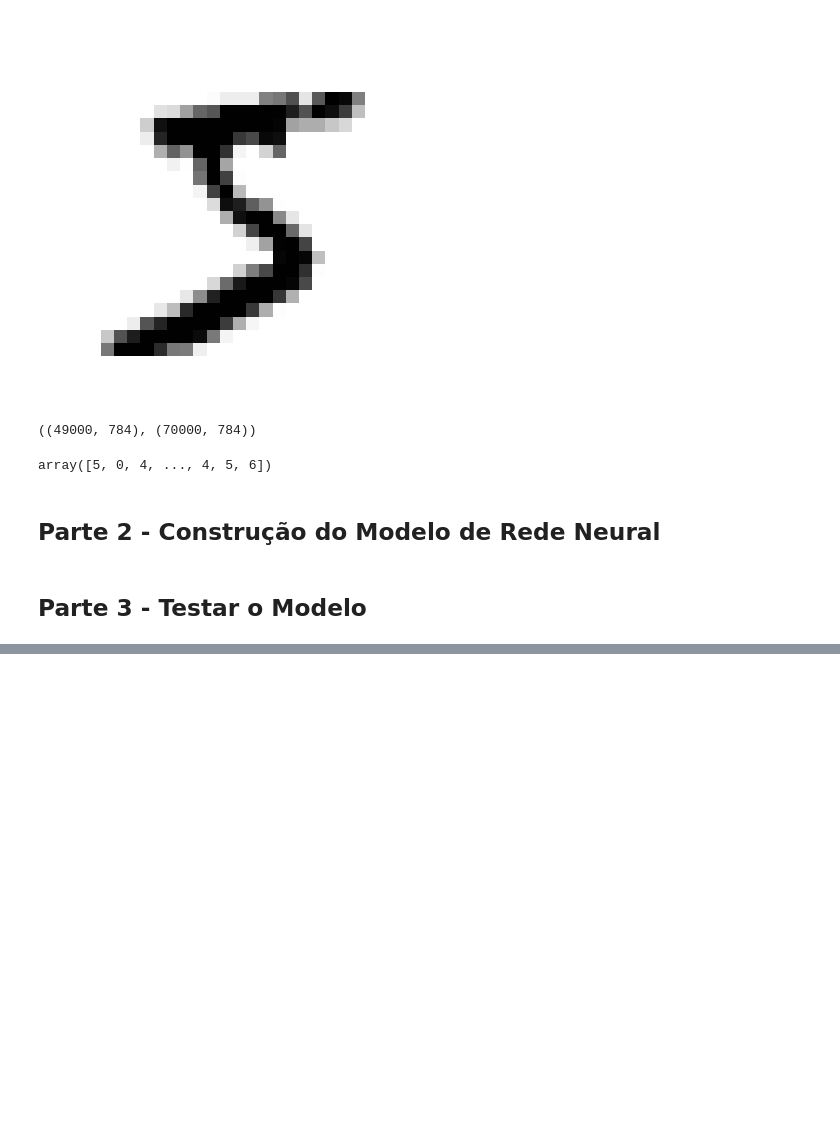
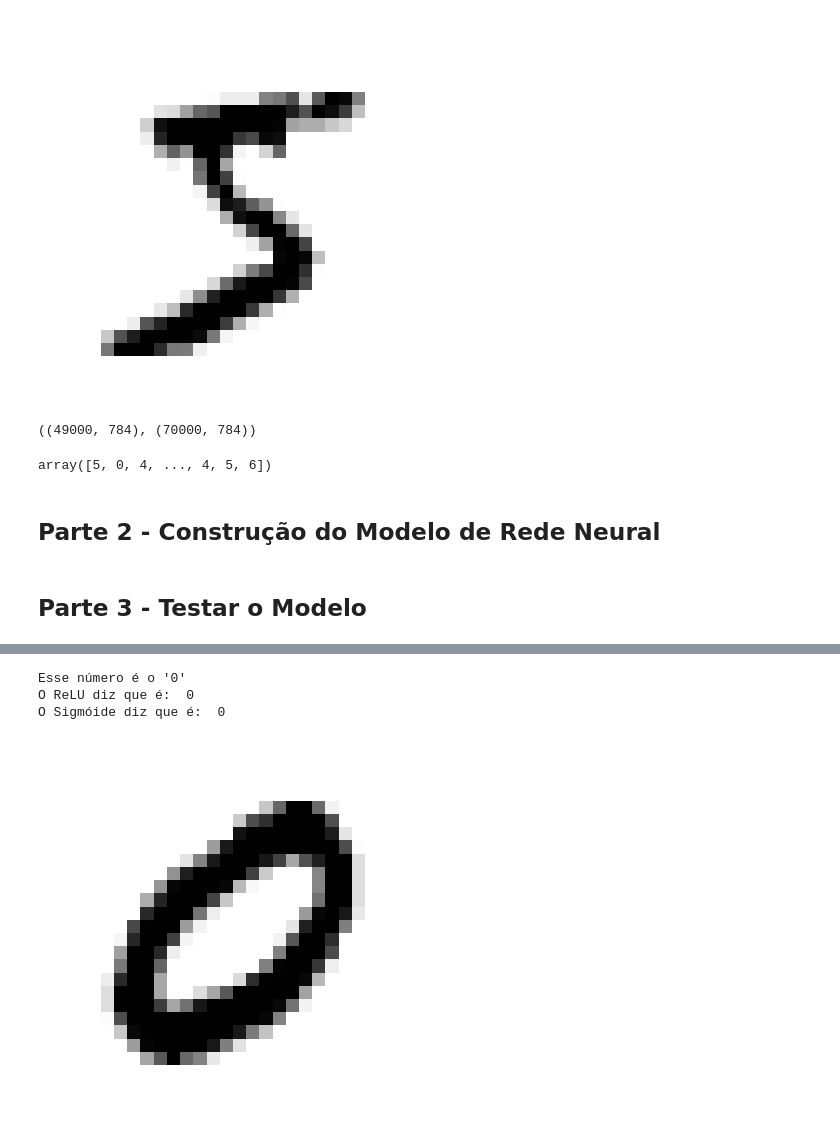
Before and after one commit to RexynyN/data-science, a Jupyter notebook: ia_mlp.ipynb, the cells around one changed output, grey strips where cells are left out. Saved outputs shown, nothing was run; the diff lists cells and outputs as text; code cells hidden in the pictures; blank space fills up the shorter version.

```diff
--- a/ia_mlp.ipynb
+++ b/ia_mlp.ipynb
@@ -116,6 +123,7 @@ class MultiLayerPerceptron:
         # Calculo do hidden layer
         Z1 = self.W1.dot(X.T) + self.b1
         A1 = self.activate(Z1)
+
         # Cálculo do Output Layer
         Z2 = self.W2.dot(A1) + self.b2
         A2 = self.softmax(Z2)
@@ -163,7 +171,11 @@ class MultiLayerPerceptron:
     # Faz um pretty print da época de treinamento do modelo
     def pprint_epoch(self, i, A2):
         predictions = self.get_predictions(A2)
-        print("Época: ", (i + 1), " => ", self.get_accuracy(predictions, self.y))
+        print(f"W1: {self.W1} - W2: {self.W2}")
+        if i < 0:
+            print(f"Acurácia final => Pesos: W1 {self.W1}", f"{self.get_accuracy(predictions, self.y) * 100:.2f}%")
+        else:
+            print("Época: ", i , " => ", f"{self.get_accuracy(predictions, self.y) * 100:.2f}%")
 
     # Faz o treinamento do modelo
     def __fitter(self):
@@ -180,6 +192,9 @@ class MultiLayerPerceptron:
             if i % 10 == 0:
                 self.pprint_epoch(i, A2)
 
+        _, _, _, A2 = self.forward_prop(self.X)
+        self.pprint_epoch(-1, A2)
+
     # Retorna as predições do modelo
     def predict(self, X):
         # Usa os pesos e biases para fazer as predições e retorna uma matriz
@@ -190,9 +205,8 @@ class MultiLayerPerceptron:
 ## Parte 3 - Testar o Modelo
 # %%
 # Primeiro fazer o modelo com a ativação ReLU
-mlp = MultiLayerPerceptron(activation="relu")
-
-mlp.fit(X_train, y_train)
-predictions = mlp.predict(X_train)
-predictions
+mlp_relu = MultiLayerPerceptron(activation="relu", epochs=5000)
+mlp_relu.fit(X_train, y_train)
+predictions_relu = mlp_relu.predict(X_test)
+predictions_relu
 # %% [output]
@@ -209,0 +231,5 @@ array([4, 4, 4, ..., 4, 4, 4], dtype=int64)
+# %%
+mlp_sig = MultiLayerPerceptron(activation="sigmoid", epochs=5000)
+mlp_sig.fit(X_train, y_train)
+
+predictions_sig = mlp_sig.predict(X_test)
@@ -209,0 +254,21 @@ array([4, 4, 4, ..., 4, 4, 4], dtype=int64)
+# %%
+# Vamos ver se ele consegue prever um dígito aleatório
+some_digit = X_train[0]
+single_relu = mlp_relu.predict(np.array([some_digit]))
+single_sig = mlp_sig.predict(np.array([some_digit]))
+# %%
+
+some_digit_image = some_digit.reshape(28, 28)
+plt.imshow(some_digit_image, cmap=mtl.cm.binary)
+plt.axis("off")
+
+print("Esse número é o '", y_train[0], "'", sep="")
+print("O ReLU diz que é: ", single_relu[0])
+print("O Sigmóide diz que é: ", single_sig[0] )
+
+plt.show()
+# %% [output]
+Esse número é o '0'
+O ReLU diz que é:  0
+O Sigmóide diz que é:  0
+[figure, added]
```
Also changed, not shown: parts of 6 cells of this notebook, 1 other file.
